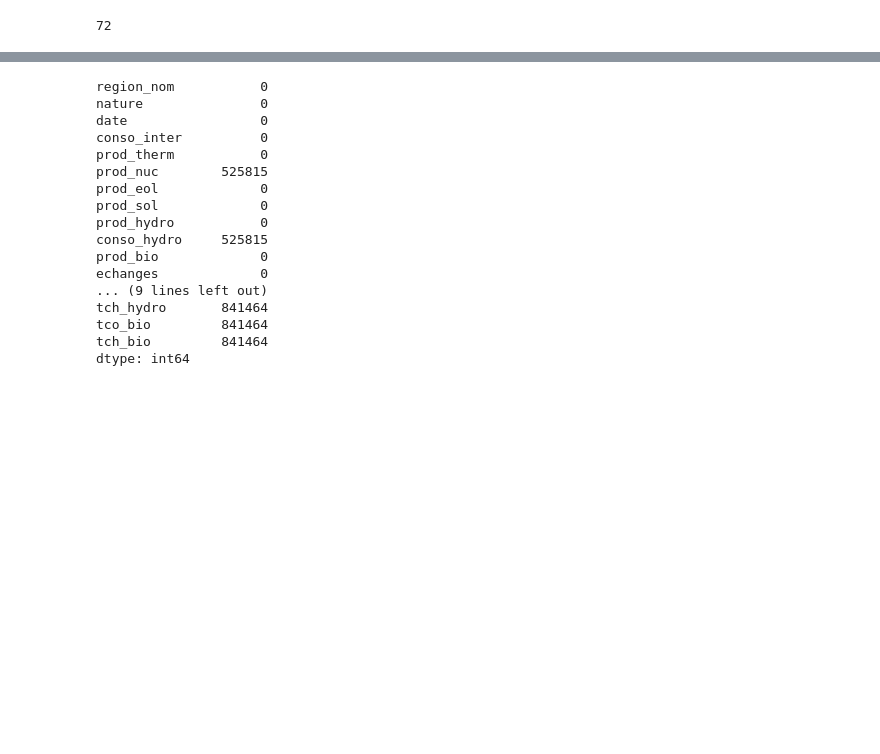
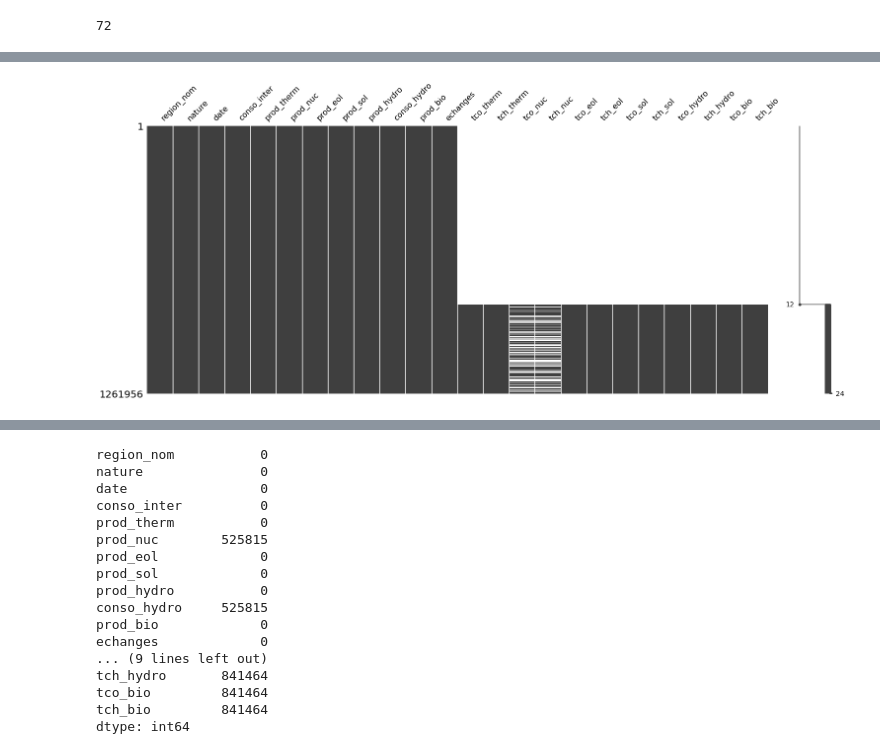
Before and after one commit to Menager49/PY-net-elec, a Jupyter notebook: Projet_Net_Elec_Equipe.ipynb, the cells around one changed output, grey strips where cells are left out. Drawn from its saved outputs; the diff is of its cells as text; code cells hidden in the pictures; blank space fills up the shorter version.

```diff
--- a/Projet_Net_Elec_Equipe.ipynb
+++ b/Projet_Net_Elec_Equipe.ipynb
@@ -103,0 +227,19 @@ df_energie = df_energie.drop_duplicates()
+# %%
+# Cas 3 : Remplacement par zéro sur le champs nucléaire pour les région n'ayant pas de nucléaire
+list_fillzero=['prod_nuc', 'conso_hydro']
+
+for i in list_fillzero:
+    df_energie[i].fillna(0, inplace=True)
+
+del df_nuc_NAN
+del df_nuc_VAL
+del df_hydro_NAN
+del df_hydro_VAL
+# %%
+# Trie du DF par date
+df_energie.sort_values(by=['date'],inplace=True)
+
+# Visualisation des NANs
+msno.matrix(df_energie);
+# %% [output]
+[figure, added]
```
Also changed, not shown: parts of 83 cells of this notebook.
